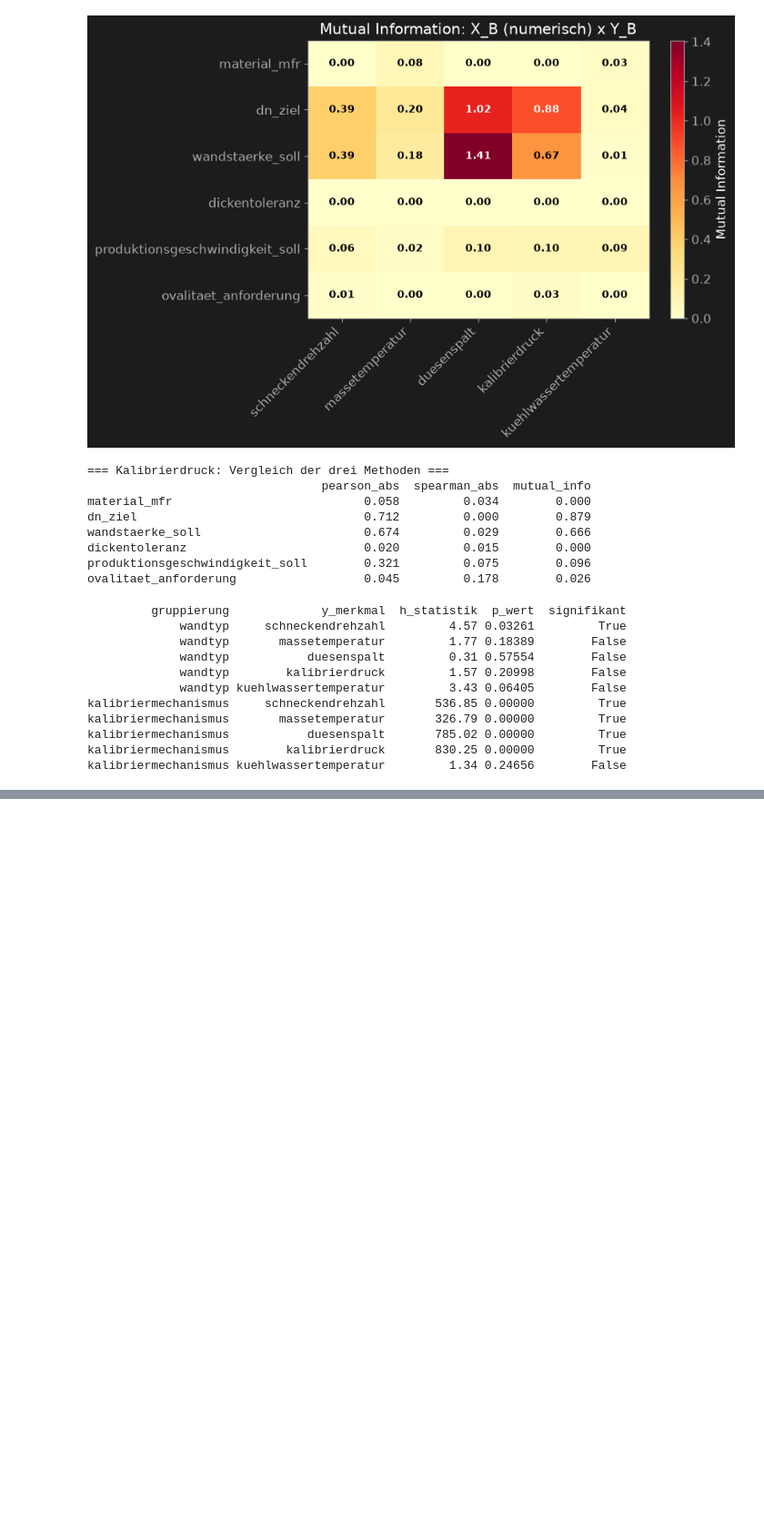
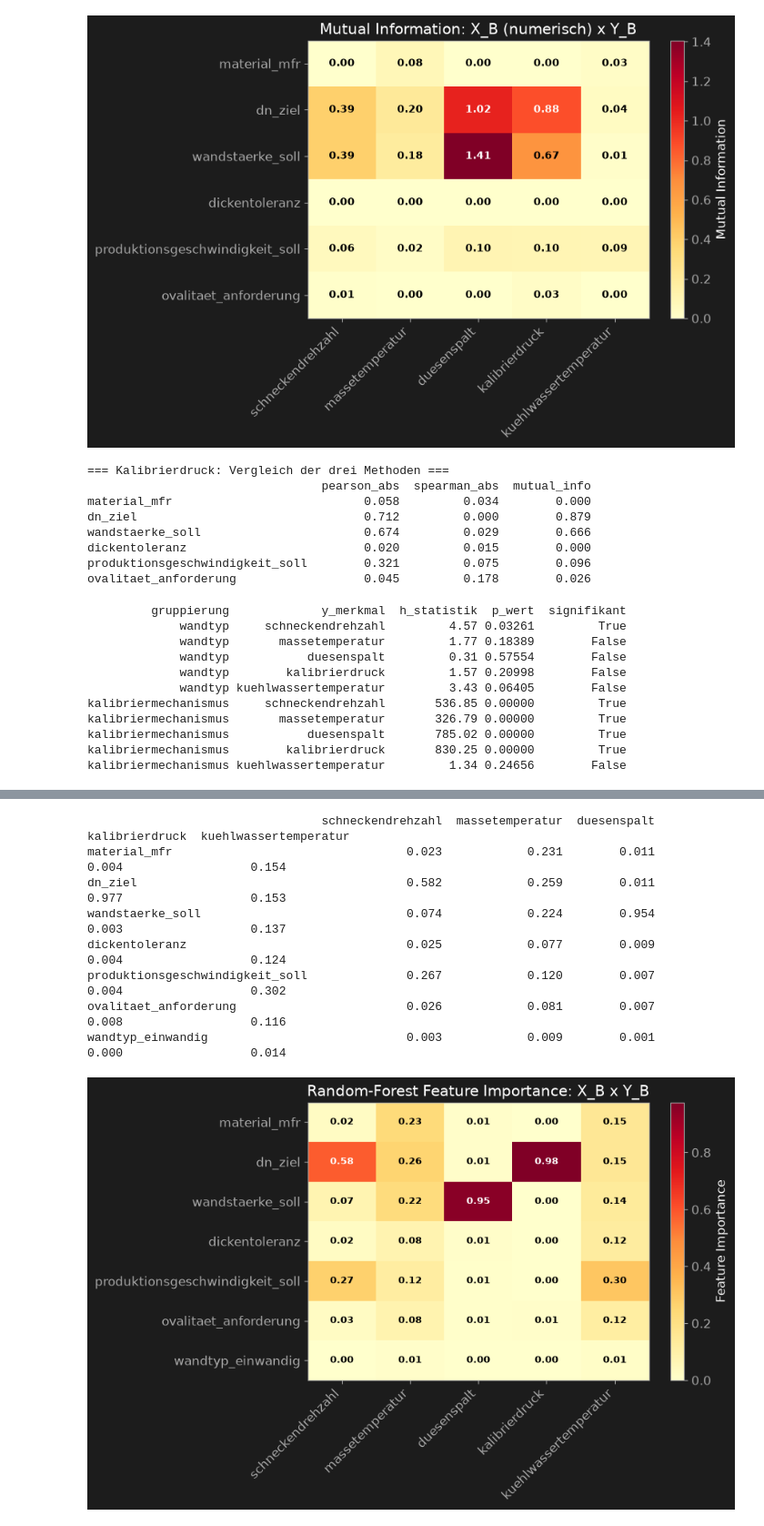
Before and after one commit to AwaTekoete/_MyExtrusionML_Synthetisch, a Jupyter notebook: notebooks/09_eda_model_b.ipynb, the cells around one changed output, grey strips where cells are left out. Shown at 91% size. Drawn from its saved outputs; the diff is of its cells as text; code cells hidden in the pictures; blank space fills up the shorter version.

Commit message:
docs: teaching example - RF feature importance splits between redundant dn_ziel/kalibriermechanismus, total explanatory power constant

```diff
--- a/notebooks/09_eda_model_b.ipynb
+++ b/notebooks/09_eda_model_b.ipynb
@@ -493,0 +539,50 @@ kalibriermechanismus kuehlwassertemperatur         1.34 0.24656        False
+# %%
+# =============================================================================
+# Zelle 14 – AP 2.7: Feature Importance (Random-Forest-Baseline, alle X_B gleichzeitig)
+# =============================================================================
+# Ergaenzt den Einzelmerkmal-R²-Check (Zelle 13): beruecksichtigt
+# Interaktionen zwischen mehreren X_B-Merkmalen gleichzeitig, inkl.
+# kategorialer Merkmale (wandtyp, kalibriermechanismus als Dummies).
+# =============================================================================
+from sklearn.ensemble import RandomForestRegressor
+
+X_B_ALLE = pd.get_dummies(df_b[X_B_MERKMALE], columns=["wandtyp"], drop_first=True)
+# kalibriermechanismus bewusst NICHT hier, da er direkt aus dn_ziel abgeleitet
+# ist (deterministische Funktion) - waere Leakage der eigenen Zielableitung
+# in einigen Y_B-Formeln zu inkludieren; hier nur echte X_B-Auftragsmerkmale
+
+importance_matrix = pd.DataFrame(index=X_B_ALLE.columns, columns=Y_B_MERKMALE, dtype=float)
+for y_col in Y_B_MERKMALE:
+    rf = RandomForestRegressor(n_estimators=200, random_state=SEED)
+    rf.fit(X_B_ALLE, df_b[y_col])
+    importance_matrix[y_col] = rf.feature_importances_
+
+print(importance_matrix.round(3).to_string())
+importance_matrix.to_csv("../reports/tables/09_feature_importance_rf_model_b.csv")
+
+fig, ax = plt.subplots(figsize=(9, 6))
+im = ax.imshow(importance_matrix.values.astype(float), cmap="YlOrRd", vmin=0, aspect="auto")
+ax.set_xticks(range(len(Y_B_MERKMALE)))
+ax.set_xticklabels(Y_B_MERKMALE, rotation=45, ha="right")
+ax.set_yticks(range(len(X_B_ALLE.columns)))
+ax.set_yticklabels(X_B_ALLE.columns)
+for i in range(len(X_B_ALLE.columns)):
+    for j in range(len(Y_B_MERKMALE)):
+        wert = importance_matrix.values[i, j]
+        textfarbe = "black" if wert < importance_matrix.values.max()*0.5 else "white"
+        ax.text(j, i, f"{wert:.2f}", ha="center", va="center", color=textfarbe, fontsize=9, fontweight="bold")
+plt.colorbar(im, label="Feature Importance")
+plt.title("Random-Forest Feature Importance: X_B x Y_B")
+plt.tight_layout()
+save_figure(fig, "../reports/figures/09_feature_importance_heatmap.png")
+plt.show()
+# %% [output]
+                                 schneckendrehzahl  massetemperatur  duesenspalt  kalibrierdruck  kuehlwassertemperatur
+material_mfr                                 0.023            0.231        0.011           0.004                  0.154
+dn_ziel                                      0.582            0.259        0.011           0.977                  0.153
+wandstaerke_soll                             0.074            0.224        0.954           0.003                  0.137
+dickentoleranz                               0.025            0.077        0.009           0.004                  0.124
+produktionsgeschwindigkeit_soll              0.267            0.120        0.007           0.004                  0.302
+ovalitaet_anforderung                        0.026            0.081        0.007           0.008                  0.116
+wandtyp_einwandig                            0.003            0.009        0.001           0.000                  0.014
+[figure, added]
```
Also changed, not shown: parts of 2 cells of this notebook, 2 other files.
